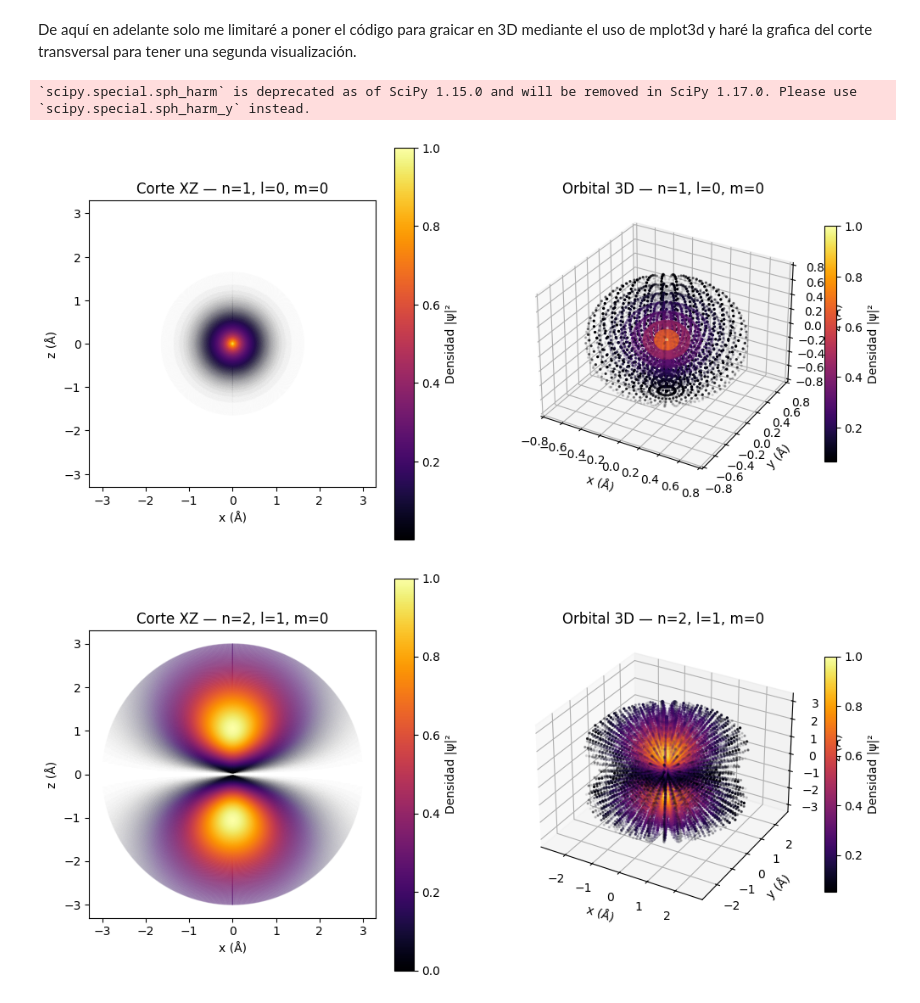
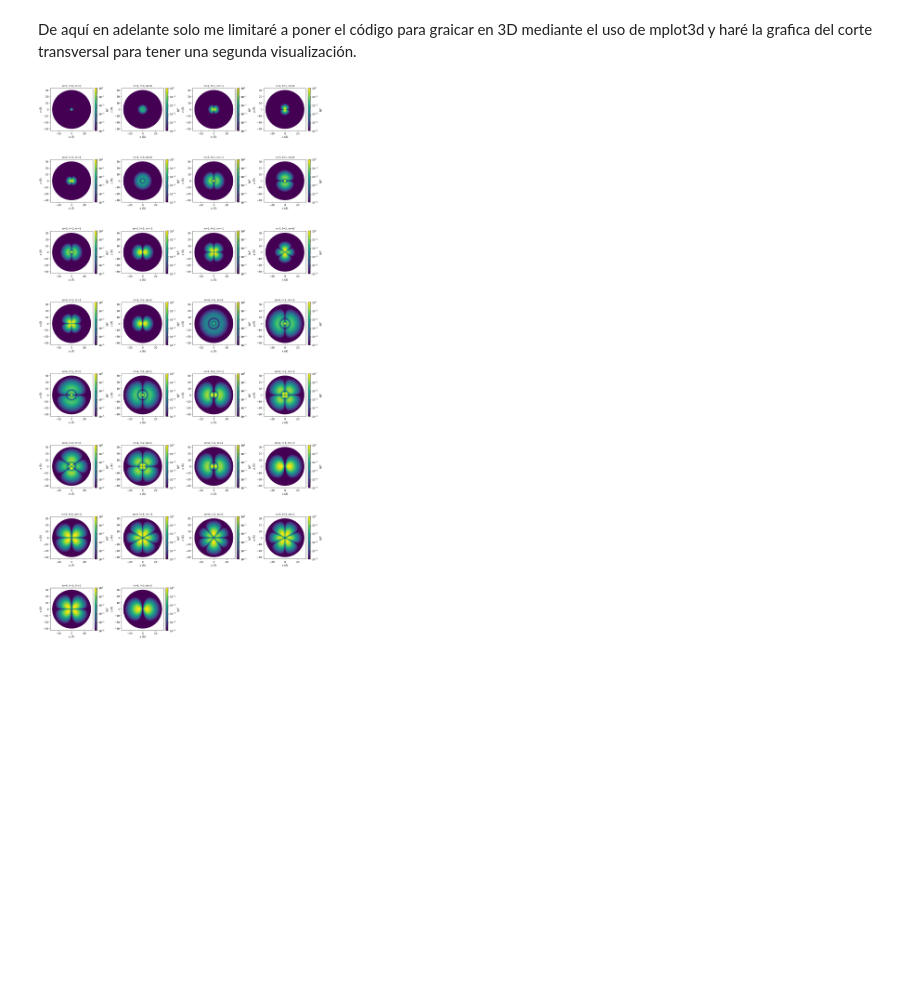
Before and after one commit to Kporras21/Quantic_codes, a Jupyter notebook: Density_H.ipynb, the cells around one changed output. Cells and saved outputs as stored; diff of their text form; code cells hidden in the pictures; blank space fills up the shorter version.

```diff
--- a/Density_H.ipynb
+++ b/Density_H.ipynb
@@ -120,14 +107,8 @@ def graficar_doble(n, l, m):
 # %%
-estados = [
-    (1, 0, 0),
-    (2, 1, 0),
-    (3, 1, 0),
-    (3, 2, 1)
-]
+# Generar estados hasta n = 4
+estados = [(n, l, m) for n in range(1, 5) for l in range(n) for m in range(-l, l+1)]
 
-for n, l, m in estados:
-    graficar_doble(n, l, m)
+# Llamar función
+graficar_densidades(estados)
 # %% [output]
-`scipy.special.sph_harm` is deprecated as of SciPy 1.15.0 and will be removed in SciPy 1.17.0. Please use `scipy.special.sph_harm_y` instead.
-[figure, old version]
+[figure, new version]
-[figure, removed]
```
Also changed, not shown: parts of 3 cells of this notebook, 1 other file.
